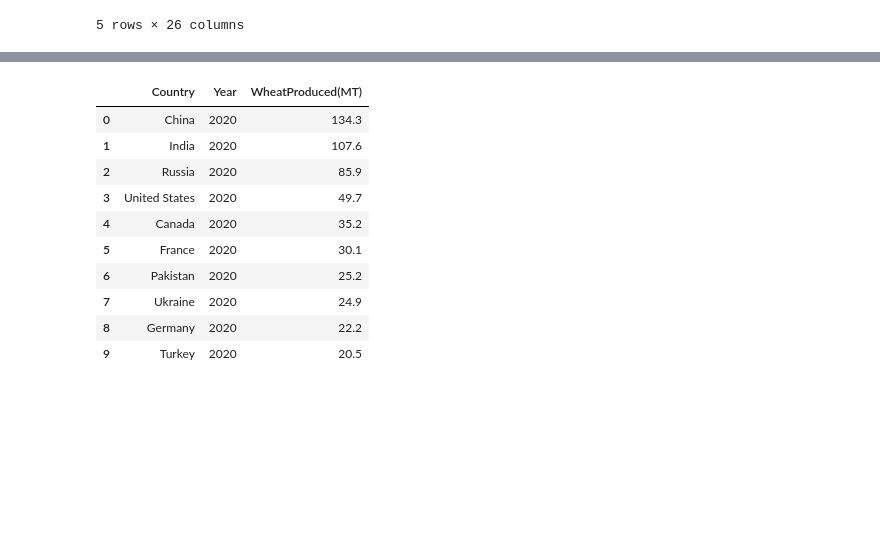
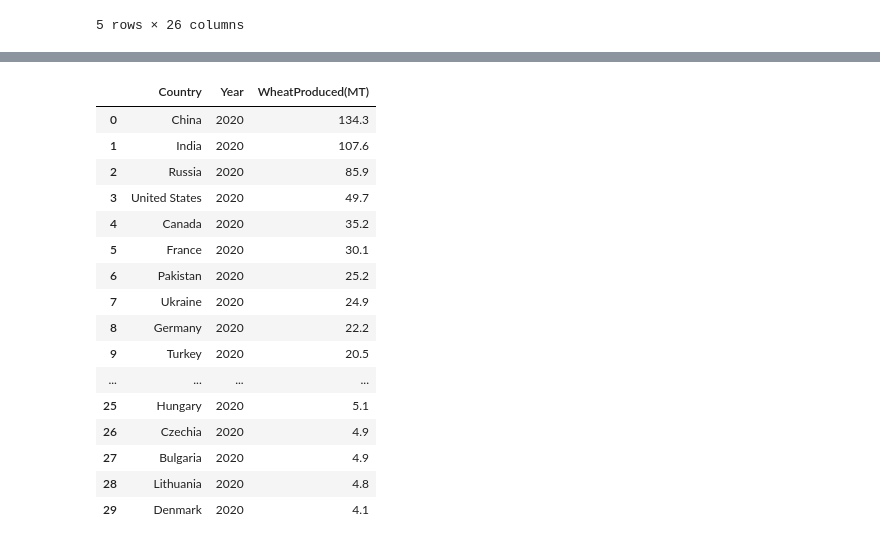
Before and after one commit to gautam7-github/wheat__produced_eda, a Jupyter notebook: wts.ipynb, the cells around one changed output, grey strips where cells are left out. Cells and saved outputs as stored; diff of their text form; code cells hidden in the pictures; blank space fills up the shorter version.

```diff
--- a/wts.ipynb
+++ b/wts.ipynb
@@ -121,20 +121,26 @@ memory usage: 10.1+ KB
 # %%
 dff.to_csv("./wheat_production_parsed.csv",index=False)
 # %%
-df_transformed = df.melt(id_vars=["Country"], value_vars=df.columns[1:], var_name="Year", value_name="WheatProduced(MT)")
+df_transformed = dff.melt(id_vars=["Country"], value_vars=dff.columns[1:], var_name="Year", value_name="WheatProduced(MT)")
 # %%
-df_transformed.head(10)
+df_transformed.head(30)
 # %% [output]
 |  | Country | Year | WheatProduced(MT) |
 | 0 | China | 2020 | 134.3 |
 | 1 | India | 2020 | 107.6 |
 | 2 | Russia | 2020 | 85.9 |
 | 3 | United States | 2020 | 49.7 |
 | 4 | Canada | 2020 | 35.2 |
 | 5 | France | 2020 | 30.1 |
 | 6 | Pakistan | 2020 | 25.2 |
 | 7 | Ukraine | 2020 | 24.9 |
 | 8 | Germany | 2020 | 22.2 |
 | 9 | Turkey | 2020 | 20.5 |
+| ... | ... | ... | ... |
+| 25 | Hungary | 2020 | 5.1 |
+| 26 | Czechia | 2020 | 4.9 |
+| 27 | Bulgaria | 2020 | 4.9 |
+| 28 | Lithuania | 2020 | 4.8 |
+| 29 | Denmark | 2020 | 4.1 |
 # %%
 df_transformed.to_csv("country_wise_wheat_produced.csv",index=False)
```
Also changed, not shown: parts of 12 cells of this notebook, 3 other files.
